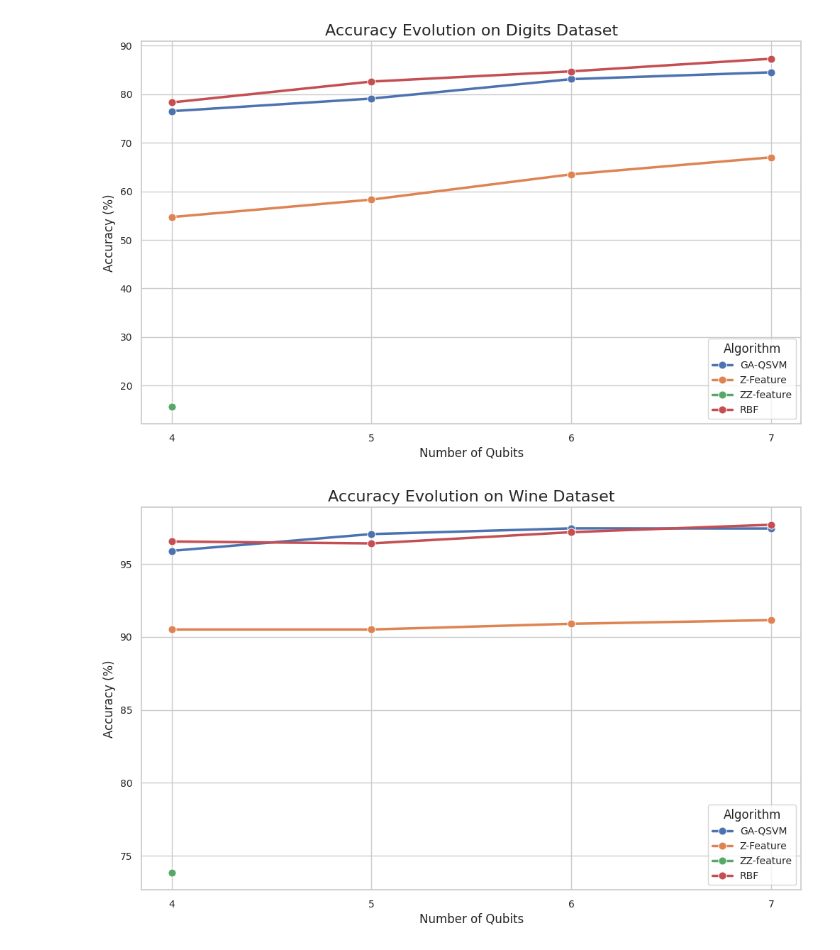
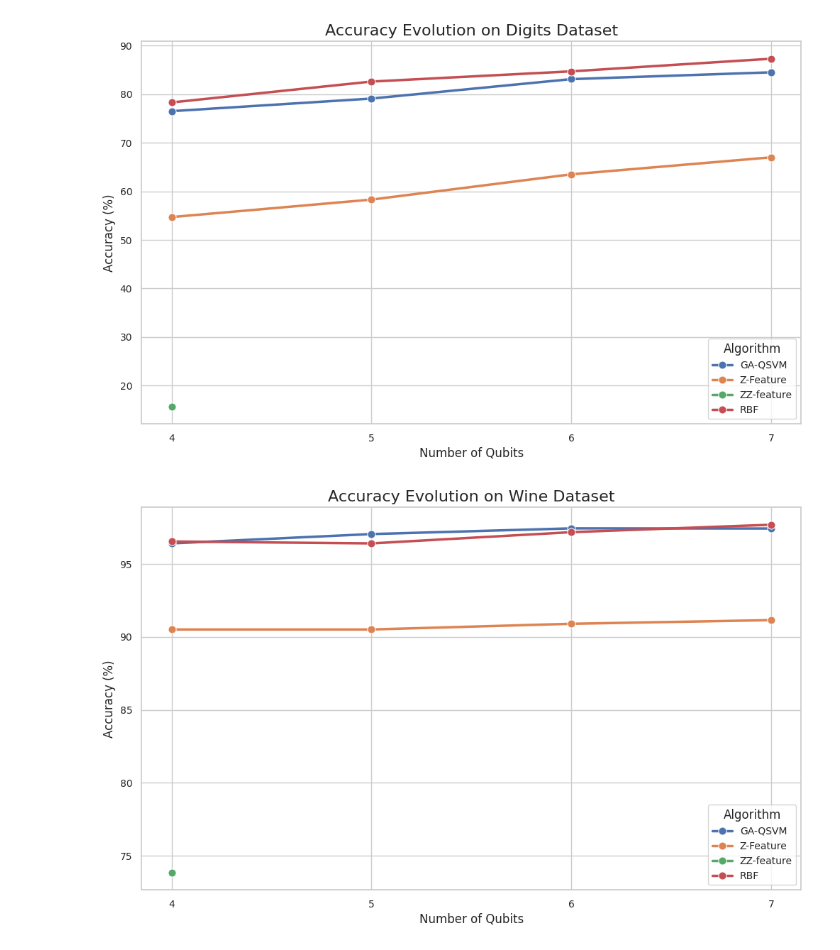
Before and after one commit to vutuanhai237/GA-QSVM, a Jupyter notebook: plot.ipynb, the cells around one changed output. Saved outputs shown, nothing was run; the diff lists cells and outputs as text; code cells hidden in the pictures.

```diff
--- a/plot.ipynb
+++ b/plot.ipynb
@@ -78,32 +78,32 @@ import matplotlib.pyplot as plt
 
 # Create the DataFrame based on the new image (input_file_0.png)
 # The rule is to take the last number from any cell with a '-' separator.
 data_final = {
     'Qubit': [4, 5, 6, 7],
-    'GA-QSVM': [95.9, 97.05, 97.44, 97.43],
+    'GA-QSVM': [96.41, 97.05, 97.44, 97.43],
     'Z-Feature': [90.51, 90.51, 90.9, 91.15],
     'ZZ-feature': [73.85, np.nan, np.nan, np.nan],
     'RBF': [96.54, 96.41, 97.18, 97.69]
 }
 df_final = pd.DataFrame(data_final)
 df_final = df_final.set_index('Qubit')
 
 # Set a visually appealing style from seaborn
 sns.set_theme(style="whitegrid")
 
 # Create the plot
 plt.figure(figsize=(12, 7))
 ax = sns.lineplot(data=df_final, marker='o', linewidth=2.5, markersize=8, dashes=False)
 
 # Add title and labels
 plt.title('Accuracy Evolution on Wine Dataset', fontsize=16)
 plt.xlabel('Number of Qubits', fontsize=12)
 plt.ylabel('Accuracy (%)', fontsize=12)
 plt.xticks(df_final.index, fontsize=10)
 plt.yticks(fontsize=10)
 plt.legend(title='Algorithm', fontsize=10)
 
 # Show the plot
 plt.show()
 # %% [output]
-[figure, old version]
+[figure, new version]
```
